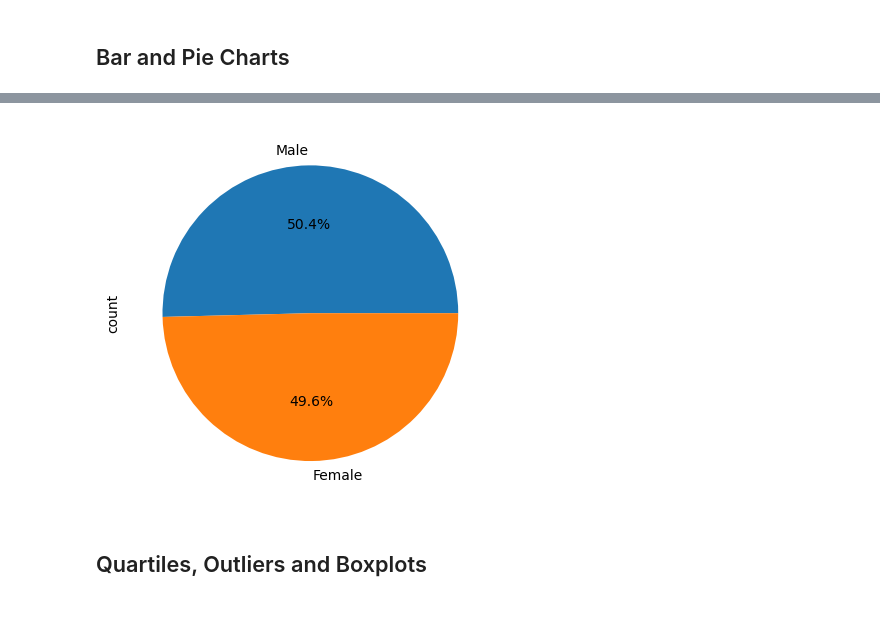
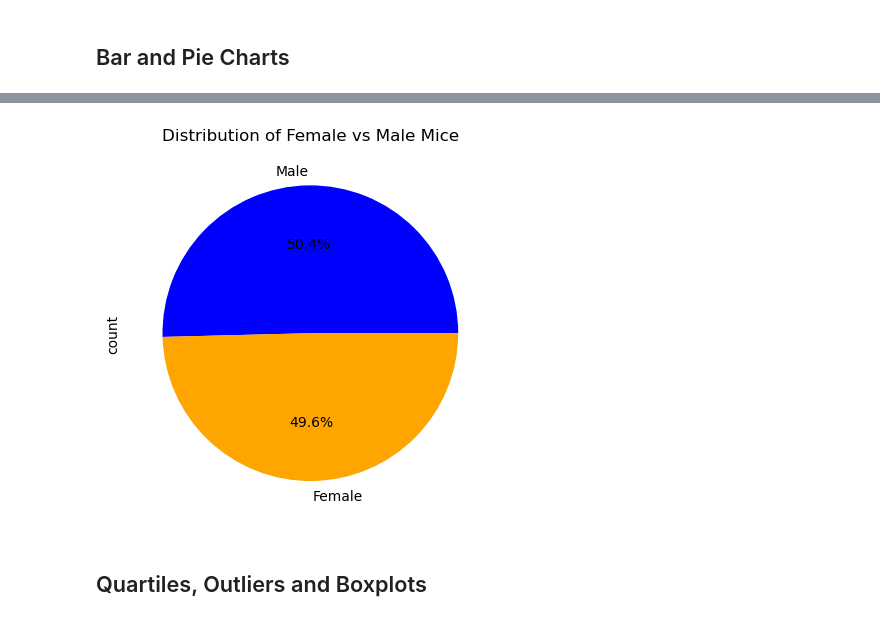
Before and after one commit to mattguy22/Matplotlib_challenge, a Jupyter notebook: Pymaceuticals/pymaceuticals_starter.ipynb, the cells around one changed output, grey strips where cells are left out. Drawn from its saved outputs; the diff is of its cells as text; code cells hidden in the pictures.

```diff
--- a/Pymaceuticals/pymaceuticals_starter.ipynb
+++ b/Pymaceuticals/pymaceuticals_starter.ipynb
@@ -46,12 +46,12 @@ number_mice_df
 249
 # %%
 # Our data should be uniquely identified by Mouse ID and Timepoint
-duplicate_mice_df = combined_data_dfr[combined_data_dfr.duplicated(subset=["Mouse ID", "Timepoint"], keep=False)]
+duplicate_mice = combined_data_dfr[combined_data_dfr.duplicated(subset=["Mouse ID", "Timepoint"], keep=False)]
 
 # Get the duplicate mice by ID number that shows up for Mouse ID and Timepoint.
-duplicate_mice_ids_df = duplicate_mice_df["Mouse ID"].unique
+duplicate_mice_ids = duplicate_mice["Mouse ID"].unique
 
-duplicate_mice_ids_df
+duplicate_mice_ids
 # %% [output]
 <bound method Series.unique of 908    g989
 909    g989
@@ -66,16 +66,16 @@ duplicate_mice_ids_df
 Name: Mouse ID, dtype: object>
 # %%
 # Checking duplicate_mice_ids is a list object
-duplicate_mice_ids_df = duplicate_mice_df["Mouse ID"].unique()
+duplicate_mice_ids = duplicate_mice["Mouse ID"].unique()
 
 # Get all the data for the duplicate mouse ID
-duplicate_mouse_df = combined_data_dfr[combined_data_dfr['Mouse ID'].isin(duplicate_mice_ids_df)]
+duplicate_mouse = combined_data_dfr[combined_data_dfr['Mouse ID'].isin(duplicate_mice_ids)]
 
 # Reseting the index
-duplicate_mouse_df = duplicate_mouse_df.reset_index(drop=True)
+duplicate_mouse = duplicate_mouse.reset_index(drop=True)
 
 # Display the data
-duplicate_mouse_df
+duplicate_mouse
 # %% [output]
 |  | Mouse ID | Timepoint | Tumor Volume (mm3) | Metastatic Sites | Drug Regimen | Sex | Age_months | ... |
 | 0 | g989 | 0 | 45.000000 | 0 | Propriva | Female | 21 | ... |
@@ -93,7 +93,7 @@ duplicate_mouse_df
 | 12 | g989 | 35 | 62.570880 | 2 | Propriva | Female | 21 | ... |
 # %%
 # Create a clean DataFrame by dropping the duplicate mouse by its ID.
-clean_df = combined_data_dfr[~combined_data_dfr["Mouse ID"].isin(duplicate_mice_ids_df)]
+clean_df = combined_data_dfr[~combined_data_dfr["Mouse ID"].isin(duplicate_mice_ids)]
 
 #Resets the index of the new clean_df data frame it looks cleaner
 clean_df = clean_df.reset_index(drop=True)
@@ -220,12 +232,23 @@ plt.show()
 # %%
 # Generate a pie chart, using pyplot, showing the distribution of unique female versus male mice used in the study
+unique_mice_gender = clean_df[["Mouse ID", "Sex"]].drop_duplicates()["Sex"].value_counts()
 
 # Get the unique mice with their gender
+plt.pie(
+    unique_mice_gender,
+    labels=unique_mice_gender.index,
 
+    autopct="%1.1f%%",
+    colors=["blue", "orange"]
+)
 
-# Make the pie chart
+#Format the pie chart ylabel and title
+plt.ylabel("count")
+plt.title("Distribution of Female vs Male Mice")
+
+plt.show()
 # %% [output]
-[figure, old version]
+[figure, new version]
 # %% [markdown]
 ## Quartiles, Outliers and Boxplots
 # %%
```
Also changed, not shown: parts of 16 cells of this notebook, 1 other file.
